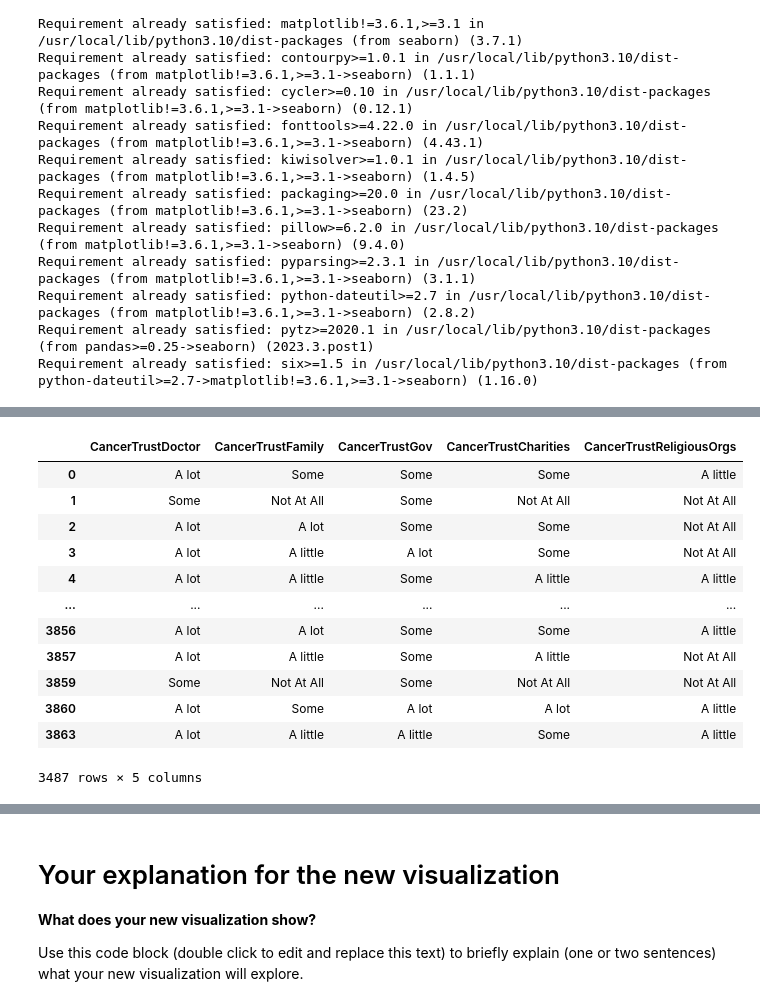
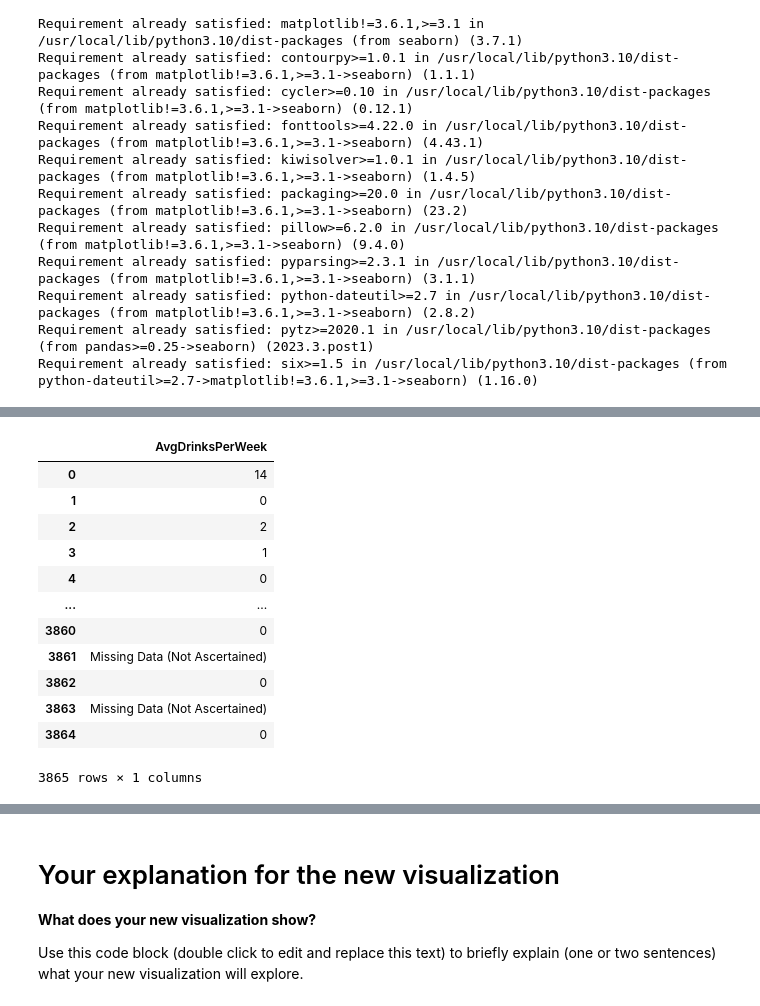
Before and after one commit to megoeggo/colab, a Jupyter notebook: Mego_Franks_Final_Project.ipynb, the cells around one changed output, grey strips where cells are left out. Drawn from its saved outputs; the diff is of its cells as text; code cells hidden in the pictures.

```diff
--- a/Mego_Franks_Final_Project.ipynb
+++ b/Mego_Franks_Final_Project.ipynb
@@ -80,24 +59,0 @@ hints_data_subset
-# %%
-# some of our rows are missing data as seen above, so we want to convert those missing values to null values, so we can remove those rows from our analysis
-
-hints_data_subset_all = hints_data_subset.replace("Missing data (Not Ascertained)", np.NaN)
-
-hints_data_subset_all2 = hints_data_subset_all.replace("Multiple responses selected in error", np.NaN)
-
-hints_data_subset_nanremoved = hints_data_subset_all2.dropna()
-
-hints_data_subset_nanremoved
-# %% [output]
-|  | CancerTrustDoctor | CancerTrustFamily | CancerTrustGov | CancerTrustCharities | CancerTrustReligiousOrgs |
-| 0 | A lot | Some | Some | Some | A little |
-| 1 | Some | Not At All | Some | Not At All | Not At All |
-| 2 | A lot | A lot | Some | Some | Not At All |
-| 3 | A lot | A little | A lot | Some | Not At All |
-| 4 | A lot | A little | Some | A little | A little |
-| ... | ... | ... | ... | ... | ... |
-| 3856 | A lot | A lot | Some | Some | A little |
-| 3857 | A lot | A little | Some | A little | Not At All |
-| 3859 | Some | Not At All | Some | Not At All | Not At All |
-| 3860 | A lot | Some | A lot | A lot | A little |
-| 3863 | A lot | A little | A little | Some | A little |
-3487 rows × 5 columns
@@ -111,0 +60,18 @@ hints_data_subset_nanremoved_categories_ordered = hints_data_subset_nanremoved_c
+# %%
+hints_data_drinks = hints_data_raw[["AvgDrinksPerWeek"]]
+
+hints_data_drinks
+# %% [output]
+|  | AvgDrinksPerWeek |
+| 0 | 14 |
+| 1 | 0 |
+| 2 | 2 |
+| 3 | 1 |
+| 4 | 0 |
+| ... | ... |
+| 3860 | 0 |
+| 3861 | Missing Data (Not Ascertained) |
+| 3862 | 0 |
+| 3863 | Missing Data (Not Ascertained) |
+| 3864 | 0 |
+3865 rows × 1 columns
```
Also changed, not shown: parts of 10 cells of this notebook.
